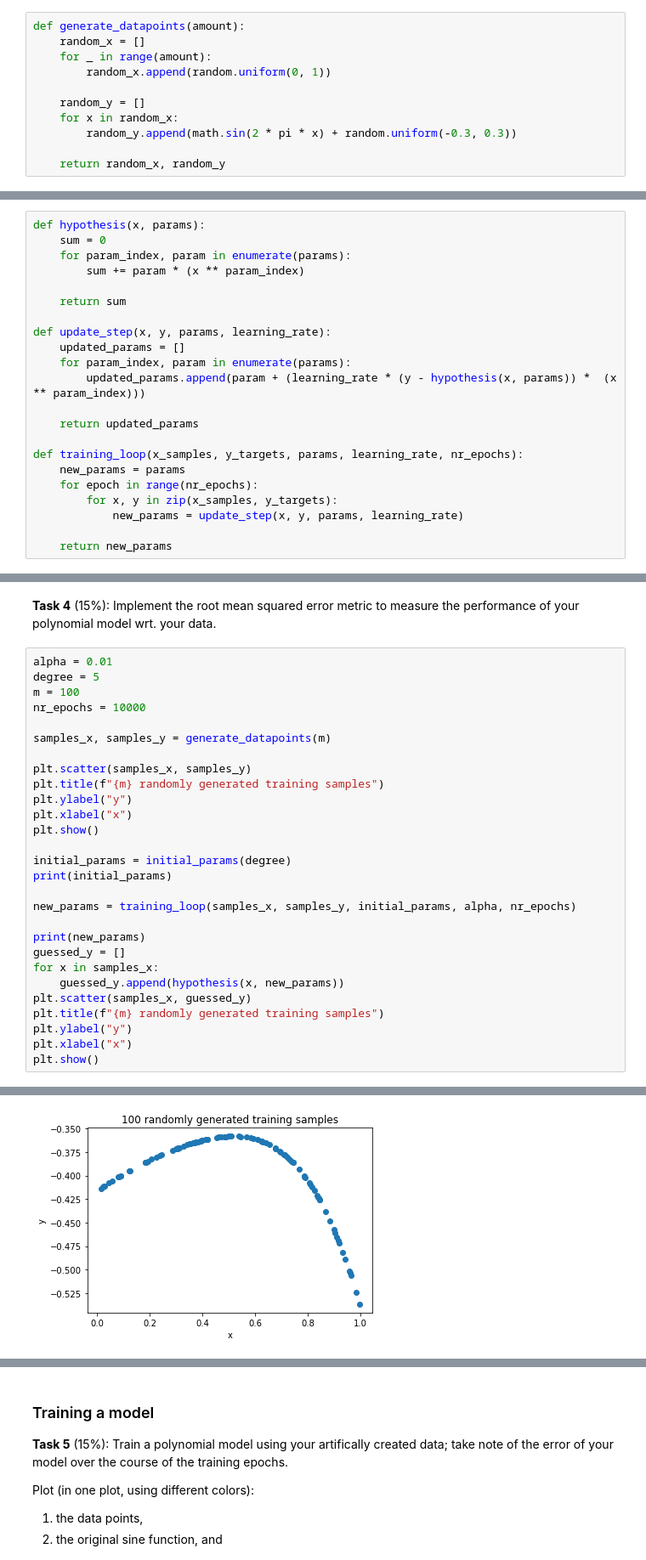
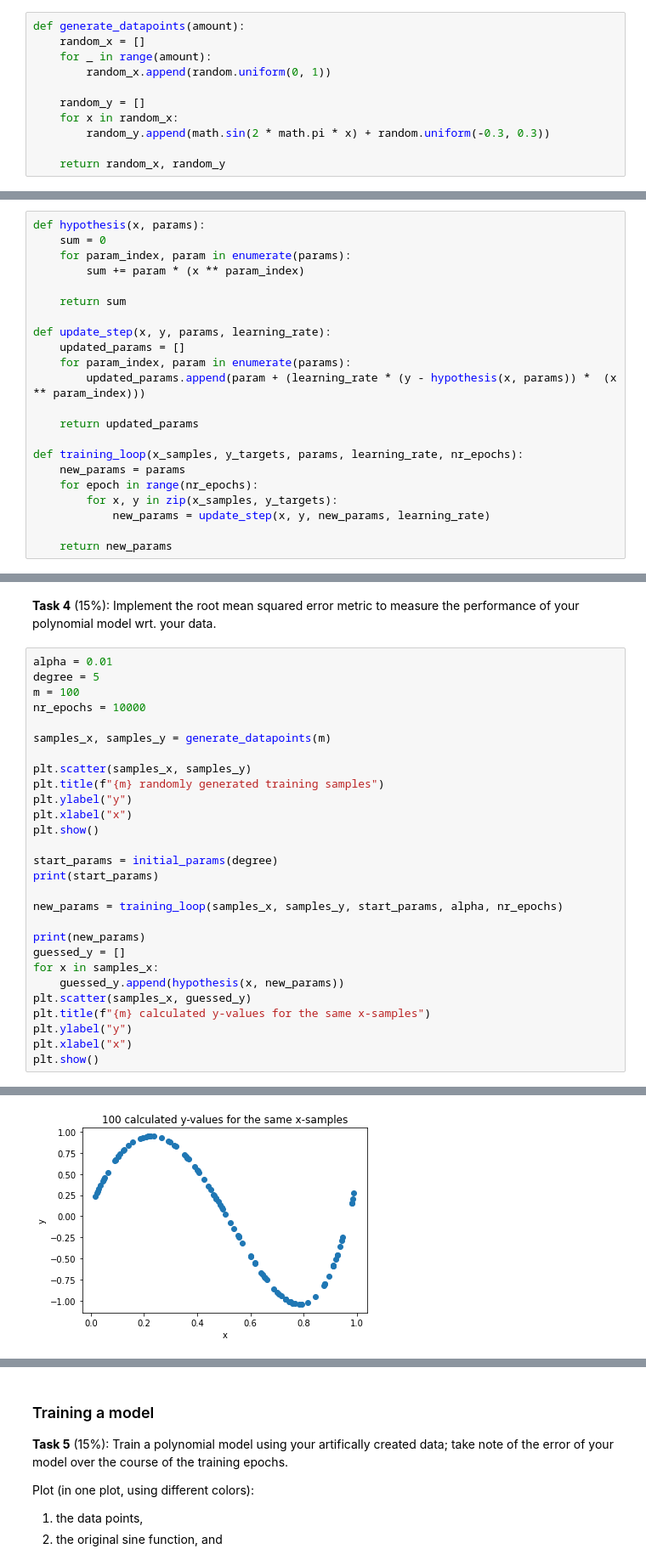
Before and after one commit to MzudemO/ml-ss2021, a Jupyter notebook: Assignment 1/exercise_1_GradientDescent_sheet.ipynb, the cells around one changed output, grey strips where cells are left out. Shown at 85% size. Cells and saved outputs as stored; diff of their text form.

Commit message:
Testinputs hinzugefügt und training_loop() gefixt

```diff
--- a/Assignment 1/exercise_1_GradientDescent_sheet.ipynb
+++ b/Assignment 1/exercise_1_GradientDescent_sheet.ipynb
@@ -47,7 +47,7 @@ def generate_datapoints(amount):
 
     random_y = []
     for x in random_x:
-        random_y.append(math.sin(2 * pi * x) + random.uniform(-0.3, 0.3))
+        random_y.append(math.sin(2 * math.pi * x) + random.uniform(-0.3, 0.3))
 
     return random_x, random_y
 # %%
@@ -121,6 +121,6 @@ def training_loop(x_samples, y_targets, params, learning_rate, nr_epochs):
     new_params = params
     for epoch in range(nr_epochs):
         for x, y in zip(x_samples, y_targets):
-            new_params = update_step(x, y, params, learning_rate)
+            new_params = update_step(x, y, new_params, learning_rate)
 
     return new_params
@@ -140,17 +155,17 @@ plt.ylabel("y")
 plt.xlabel("x")
 plt.show()
 
-initial_params = initial_params(degree)
-print(initial_params)
+start_params = initial_params(degree)
+print(start_params)
 
-new_params = training_loop(samples_x, samples_y, initial_params, alpha, nr_epochs)
+new_params = training_loop(samples_x, samples_y, start_params, alpha, nr_epochs)
 
 print(new_params)
 guessed_y = []
 for x in samples_x:
     guessed_y.append(hypothesis(x, new_params))
 plt.scatter(samples_x, guessed_y)
-plt.title(f"{m} randomly generated training samples")
+plt.title(f"{m} calculated y-values for the same x-samples")
 plt.ylabel("y")
 plt.xlabel("x")
 plt.show()
@@ -161,2 +176,2 @@ plt.show()
-[figure, old version]
+[figure, new version]
 # %%
```
Also changed, not shown: parts of 6 cells of this notebook.
